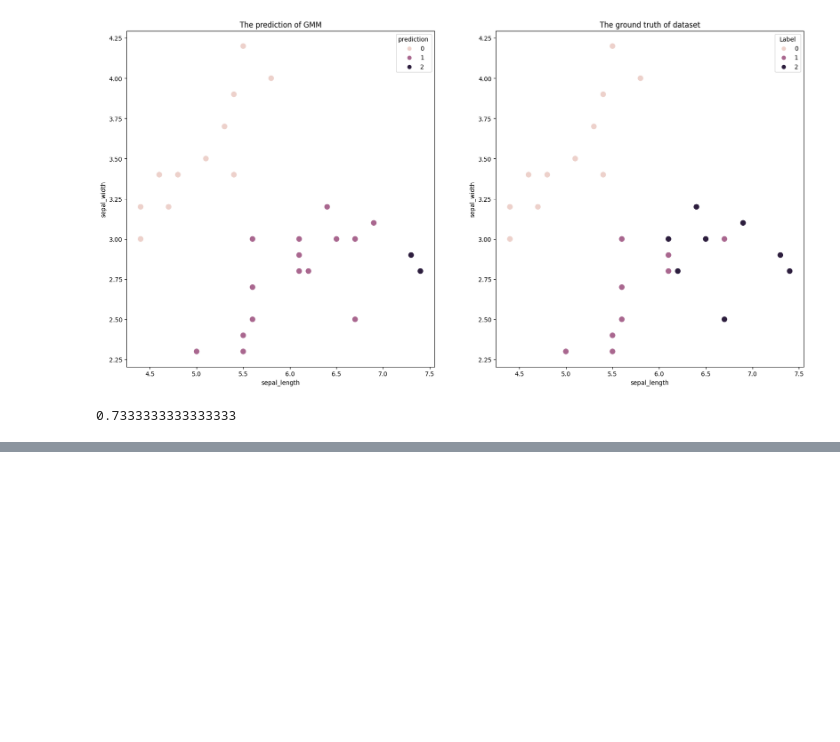
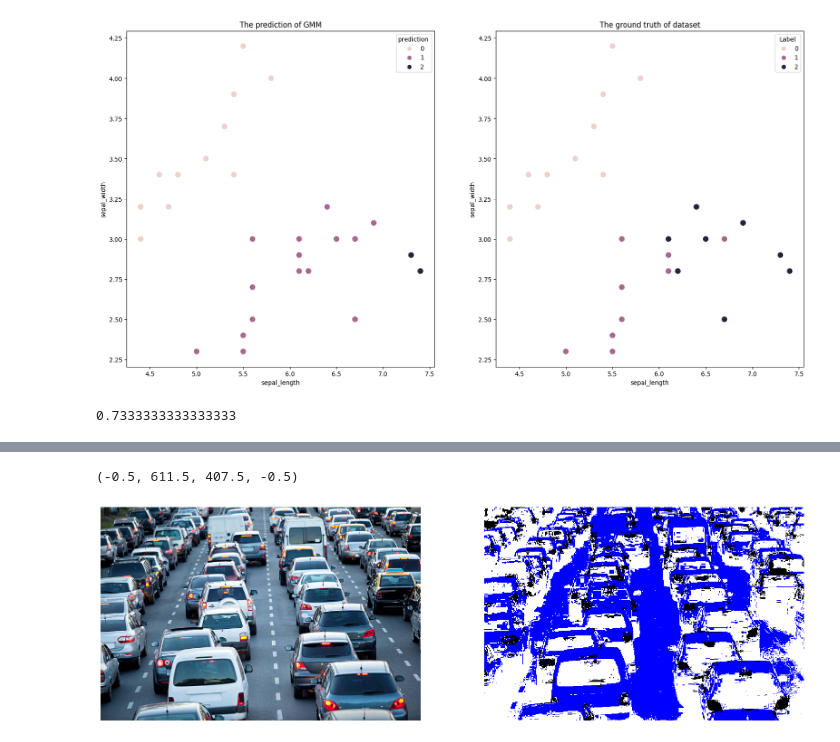
Before and after one commit to Syun1208/mathematics-for-machine-learning, a Jupyter notebook: unsupervised-learning/GMM/notebooks/gmm.ipynb, the cells around one changed output, grey strips where cells are left out. Drawn from its saved outputs; the diff is of its cells as text; code cells hidden in the pictures; blank space fills up the shorter version.

```diff
--- a/unsupervised-learning/GMM/notebooks/gmm.ipynb
+++ b/unsupervised-learning/GMM/notebooks/gmm.ipynb
@@ -173,0 +252,25 @@ accuracy_score(df_predict_visualize['prediction'], df_truth_visualize['Label'])
+# %%
+transposed_image = resized_image(image, (image.shape[0] * image.shape[1], 3))
+# %%
+model = train_image_segmentation(GMM, transposed_image)
+# %%
+label = test_image_segmentation(model, transposed_image)
+# %%
+predicted_image = label.reshape(image.shape[0], image.shape[1], 1)
+# %%
+from matplotlib.colors import ListedColormap
+
+colors = ['black', 'white', 'blue']
+cmap = ListedColormap(colors)
+
+
+fig, ax = plt.subplots(1, 2, figsize=(20, 10))
+
+ax[0].imshow(cv2.cvtColor(image, cv2.COLOR_BGR2RGB))
+ax[0].axis('off')
+
+ax[1].imshow(predicted_image, cmap=cmap, interpolation='nearest')
+ax[1].axis('off')
+# %% [output]
+(-0.5, 611.5, 407.5, -0.5)
+[figure, added]
```
Also changed, not shown: parts of 14 cells of this notebook, 20 other files.
